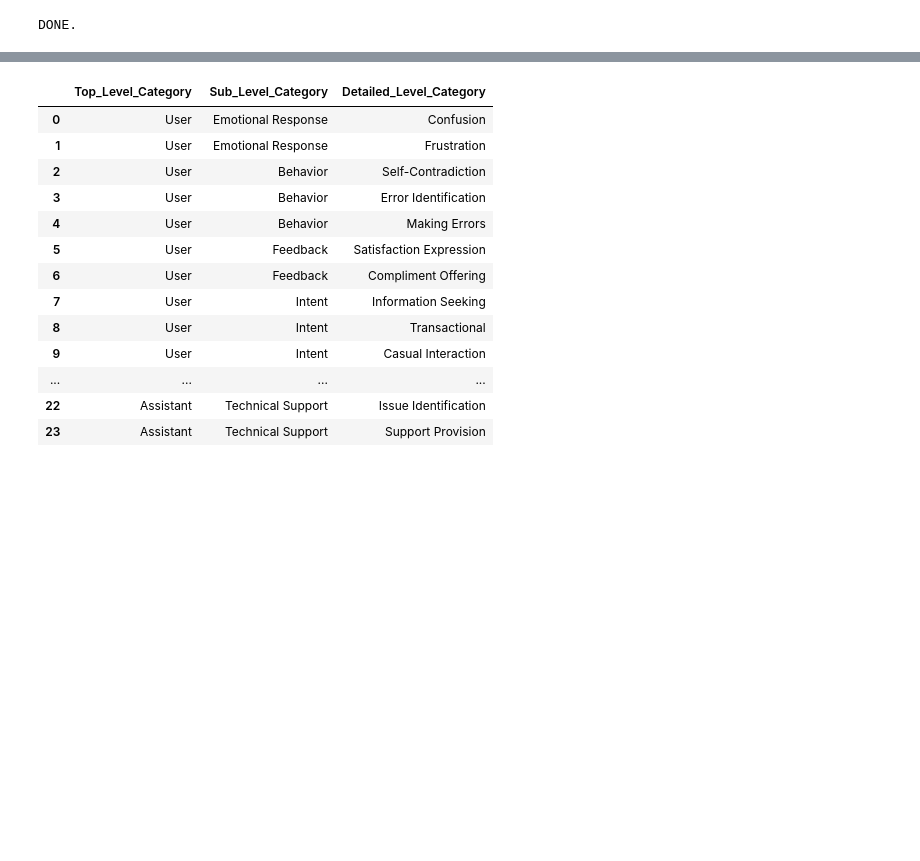
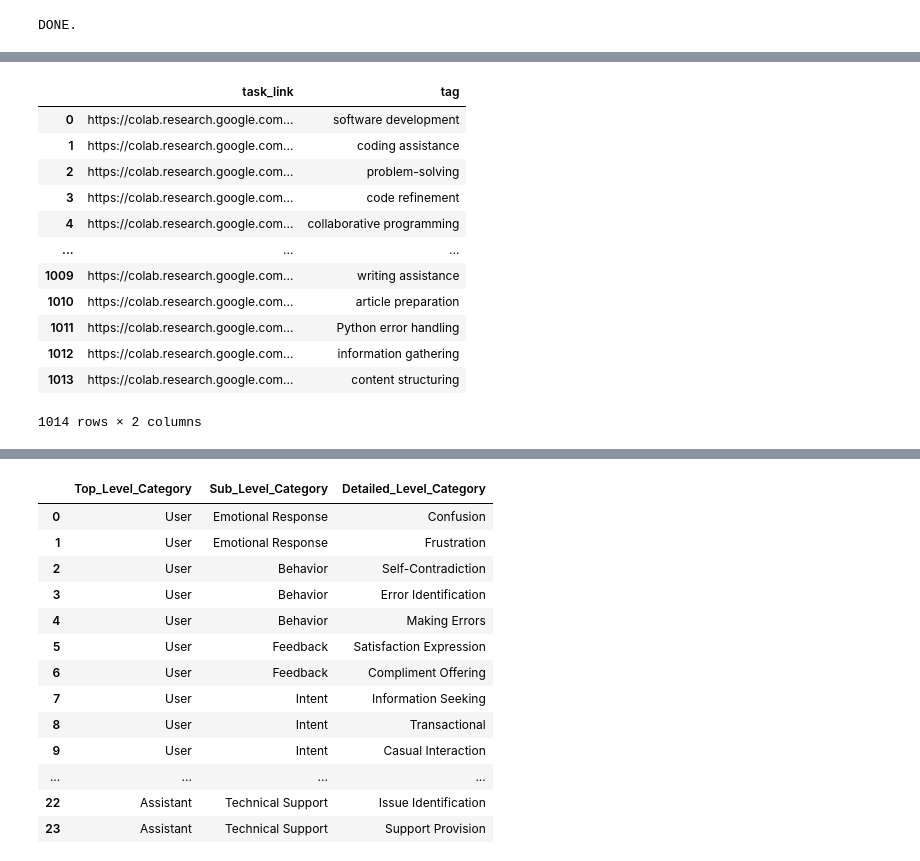
Before and after one commit to alexei-v-tu/character_tasks, a Jupyter notebook: operations/delivery/split_analytics/only_data_no_plots.ipynb, the cells around one changed output, grey strips where cells are left out. Cells and saved outputs as stored; diff of their text form; code cells hidden in the pictures; blank space fills up the shorter version.

```diff
--- a/operations/delivery/split_analytics/only_data_no_plots.ipynb
+++ b/operations/delivery/split_analytics/only_data_no_plots.ipynb
@@ -214,0 +244,25 @@ expanded_enriched_df
+# %%
+expanded_enriched_df = filtered_extended_delivered_df.copy()
+expanded_enriched_df['use_case_summary'] = expanded_enriched_df['use_case_data'].map(extract_summary)
+def expand_tags(row):
+    tags = row['use_case_data'].get('tags', [])
+    task_link = row['task_link']
+    return [{'task_link': task_link, 'tag': tag} for tag in tags]
+
+tags_data = expanded_enriched_df.apply(expand_tags, axis=1).explode()
+tags_data = pd.DataFrame(tags_data.tolist())
+tags_data
+# %% [output]
+|  | task_link | tag |
+| 0 | https://colab.research.google.com... | software development |
+| 1 | https://colab.research.google.com... | coding assistance |
+| 2 | https://colab.research.google.com... | problem-solving |
+| 3 | https://colab.research.google.com... | code refinement |
+| 4 | https://colab.research.google.com... | collaborative programming |
+| ... | ... | ... |
+| 1009 | https://colab.research.google.com... | writing assistance |
+| 1010 | https://colab.research.google.com... | article preparation |
+| 1011 | https://colab.research.google.com... | Python error handling |
+| 1012 | https://colab.research.google.com... | information gathering |
+| 1013 | https://colab.research.google.com... | content structuring |
+1014 rows × 2 columns
```
Also changed, not shown: parts of 8 cells of this notebook.
